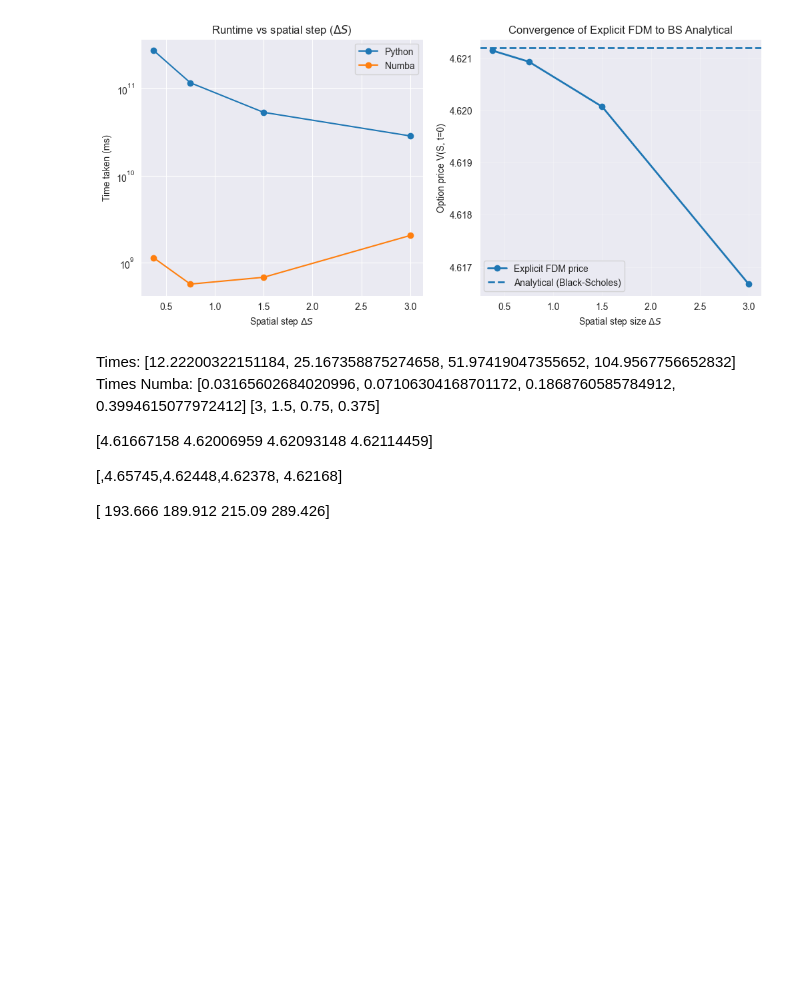
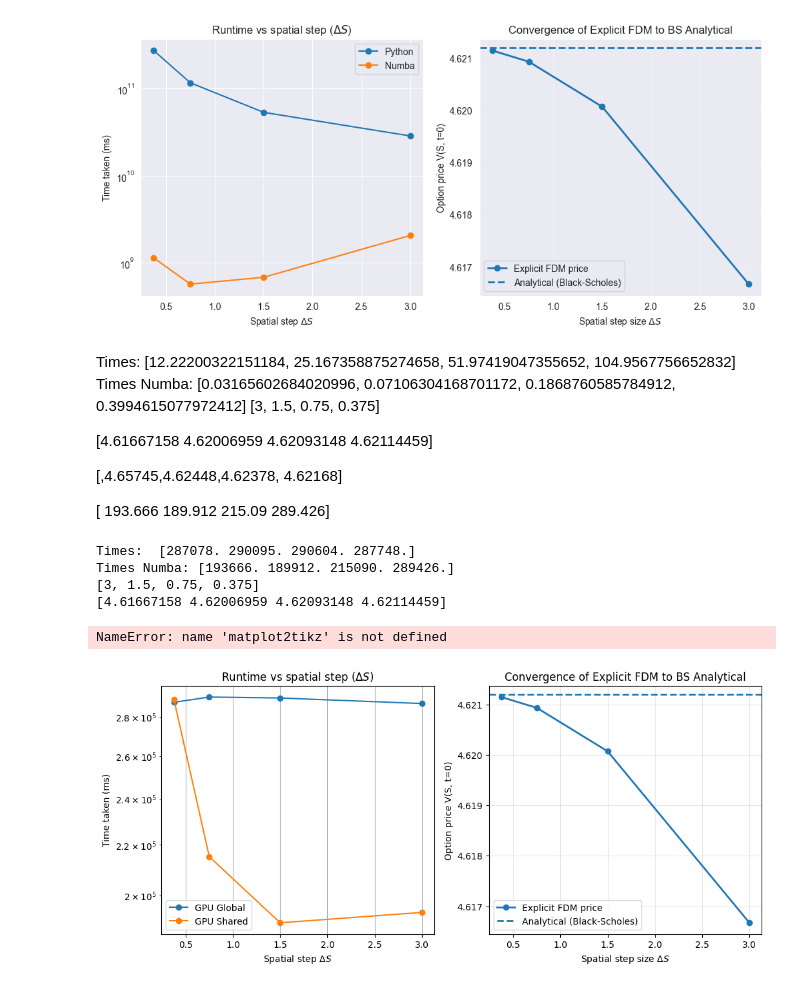
Before and after one commit to syalc1234/finalYearProject, a Jupyter notebook: Bse_Explicit/run_benchmarks.ipynb, the cells around one changed output. Drawn from its saved outputs; the diff is of its cells as text; code cells hidden in the pictures; blank space fills up the shorter version.

```diff
--- a/Bse_Explicit/run_benchmarks.ipynb
+++ b/Bse_Explicit/run_benchmarks.ipynb
@@ -114,3 +92,43 @@ Times Numba: [0.03165602684020996, 0.07106304168701172, 0.1868760585784912, 0.39
 [,4.65745,4.62448,4.62378, 4.62168]
 
 [ 193.666  189.912 215.09 289.426]
+# %%
+times = [287.078, 290.095, 290.604, 287.748]
+time_numba = [193.666, 189.912, 215.09, 289.426]
+dS_list = [3, 1.5, 0.75, 0.375]
+
+fig, axes = plt.subplots(1, 2, figsize=(12, 5))
+times = np.multiply(times, 1000)
+time_numba = np.multiply(time_numba, 1000)
+print("Times: ", times)
+print("Times Numba:", time_numba)
+print(dS_list)
+axes[0].plot(dS_list, times, marker="o", label="GPU Global")
+axes[0].plot(dS_list, time_numba, marker="o", label="GPU Shared")
+axes[0].legend()
+axes[0].set_xlabel(r"Spatial step $\Delta S$")
+axes[0].set_ylabel("Time taken (ms)")
+axes[0].set_title(r"Runtime vs spatial step ($\Delta S$)")
+axes[0].set_yscale('log')
+axes[0].grid(True)
+
+prices = np.array([4.61667158, 4.62006959, 4.62093148, 4.62114459])
+bs = float(4.6212047545501775)
+print(prices)
+
+axes[1].plot(dS_list, prices, marker="o", linewidth=2, label="Explicit FDM price")
+axes[1].axhline(bs, linestyle="--", linewidth=2, label="Analytical (Black-Scholes)")
+
+axes[1].set_xlabel(r"Spatial step size $\Delta S$")
+axes[1].set_ylabel("Option price V(S, t=0)")
+axes[1].set_title("Convergence of Explicit FDM to BS Analytical")
+axes[1].grid(True, alpha=0.3)
+axes[1].legend()
+matplot2tikz.save("spatialVsTimeGPU.tex", encoding="utf-8")
+# %% [output]
+Times:  [287078. 290095. 290604. 287748.]
+Times Numba: [193666. 189912. 215090. 289426.]
+[3, 1.5, 0.75, 0.375]
+[4.61667158 4.62006959 4.62093148 4.62114459]
+NameError: name 'matplot2tikz' is not defined
+[figure, added]
```
Also changed, not shown: parts of 3 cells of this notebook, 7 other files.
